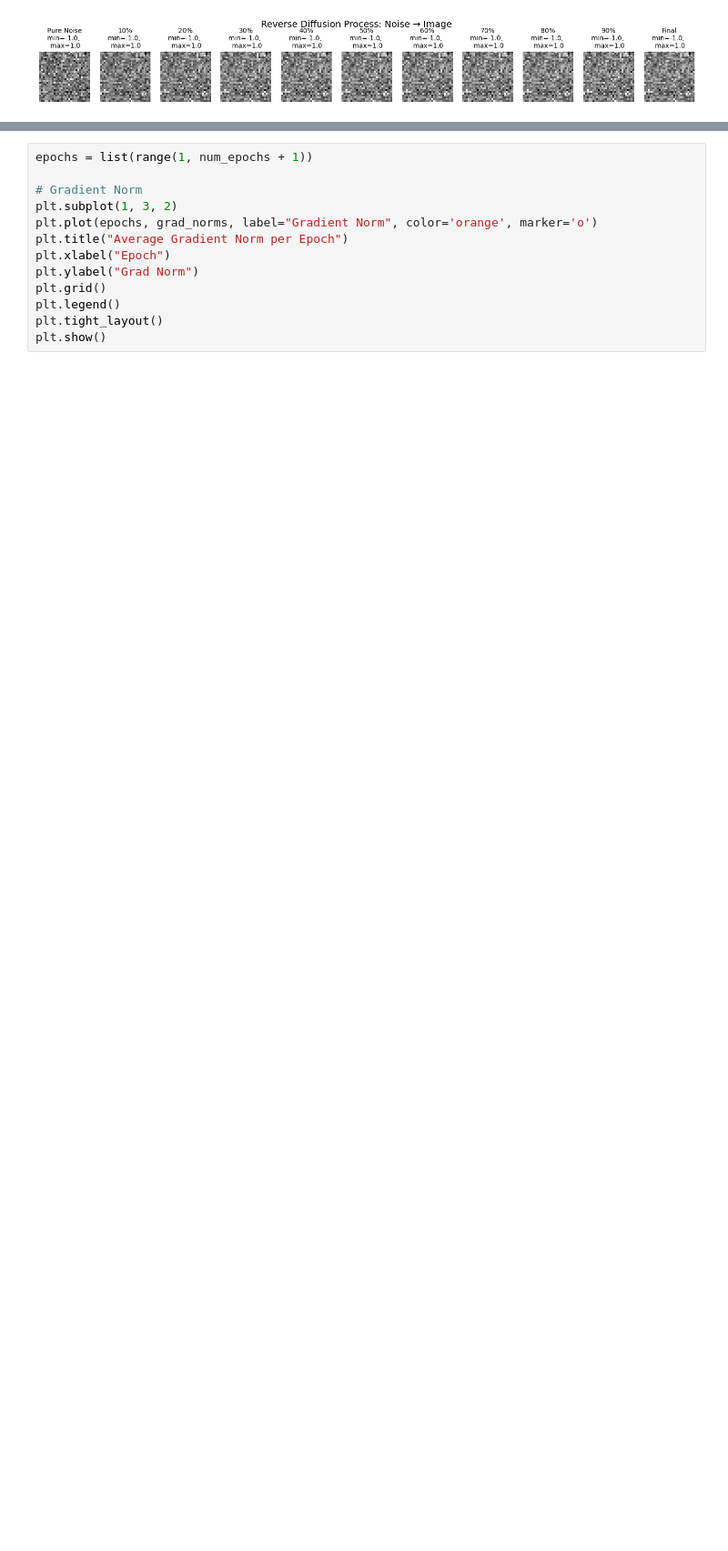
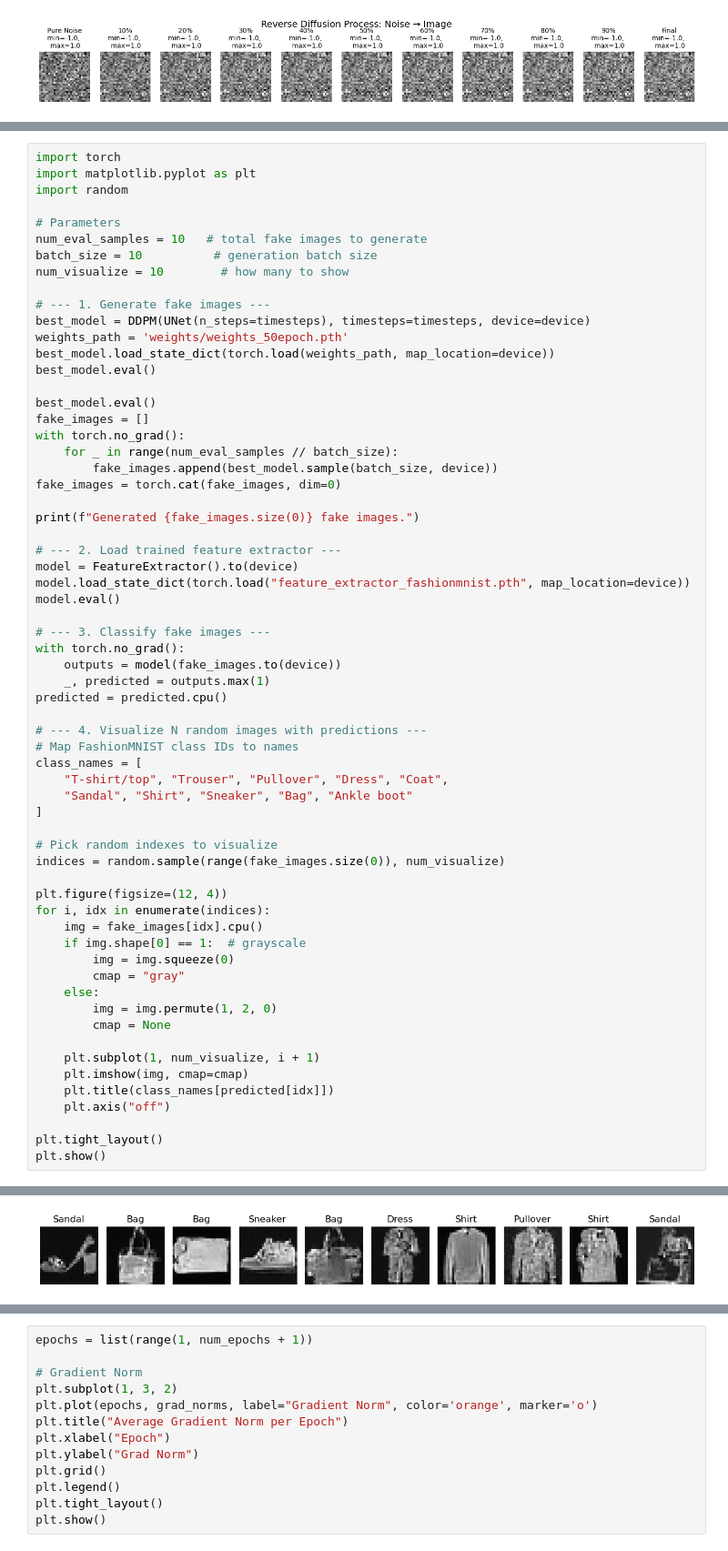
Before and after one commit to emilcw/wasp-deep-learning-module3, a Jupyter notebook: main.ipynb, the cells around one changed output, grey strips where cells are left out. Shown at 91% size. Saved outputs shown, nothing was run; the diff lists cells and outputs as text; blank space fills up the shorter version.

```diff
--- a/main.ipynb
+++ b/main.ipynb
@@ -834,0 +965,64 @@ show_reverse_compact(best_model, device, n_images=1)
+# %%
+import torch
+import matplotlib.pyplot as plt
+import random
+
+# Parameters
+num_eval_samples = 10   # total fake images to generate
+batch_size = 10          # generation batch size
+num_visualize = 10        # how many to show
+
+# --- 1. Generate fake images ---
+best_model = DDPM(UNet(n_steps=timesteps), timesteps=timesteps, device=device)
+weights_path = 'weights/weights_50epoch.pth'
+best_model.load_state_dict(torch.load(weights_path, map_location=device))
+best_model.eval()
+
+best_model.eval()
+fake_images = []
+with torch.no_grad():
+    for _ in range(num_eval_samples // batch_size):
+        fake_images.append(best_model.sample(batch_size, device))
+fake_images = torch.cat(fake_images, dim=0)
+
+print(f"Generated {fake_images.size(0)} fake images.")
+
+# --- 2. Load trained feature extractor ---
+model = FeatureExtractor().to(device)
+model.load_state_dict(torch.load("feature_extractor_fashionmnist.pth", map_location=device))
+model.eval()
+
+# --- 3. Classify fake images ---
+with torch.no_grad():
+    outputs = model(fake_images.to(device))
+    _, predicted = outputs.max(1)
+predicted = predicted.cpu()
+
+# --- 4. Visualize N random images with predictions ---
+# Map FashionMNIST class IDs to names
+class_names = [
+    "T-shirt/top", "Trouser", "Pullover", "Dress", "Coat",
+    "Sandal", "Shirt", "Sneaker", "Bag", "Ankle boot"
+]
+
+# Pick random indexes to visualize
+indices = random.sample(range(fake_images.size(0)), num_visualize)
+
+plt.figure(figsize=(12, 4))
+for i, idx in enumerate(indices):
+    img = fake_images[idx].cpu()
+    if img.shape[0] == 1:  # grayscale
+        img = img.squeeze(0)
+        cmap = "gray"
+    else:
+        img = img.permute(1, 2, 0)
+        cmap = None
+
+    plt.subplot(1, num_visualize, i + 1)
+    plt.imshow(img, cmap=cmap)
+    plt.title(class_names[predicted[idx]])
+    plt.axis("off")
+
+plt.tight_layout()
+plt.show()
+# %% [output]
@@ -835,3 +1030,4 @@ show_reverse_compact(best_model, device, n_images=1)
+[figure, added]
 # %%
 epoches = list(range(1, num_epochs + 1))
 
```
Also changed, not shown: parts of 11 cells of this notebook.
